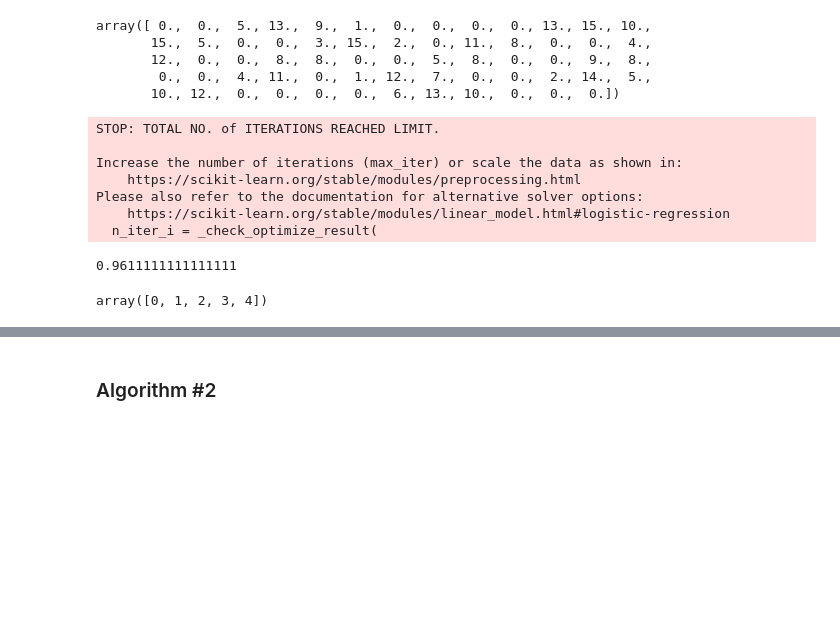
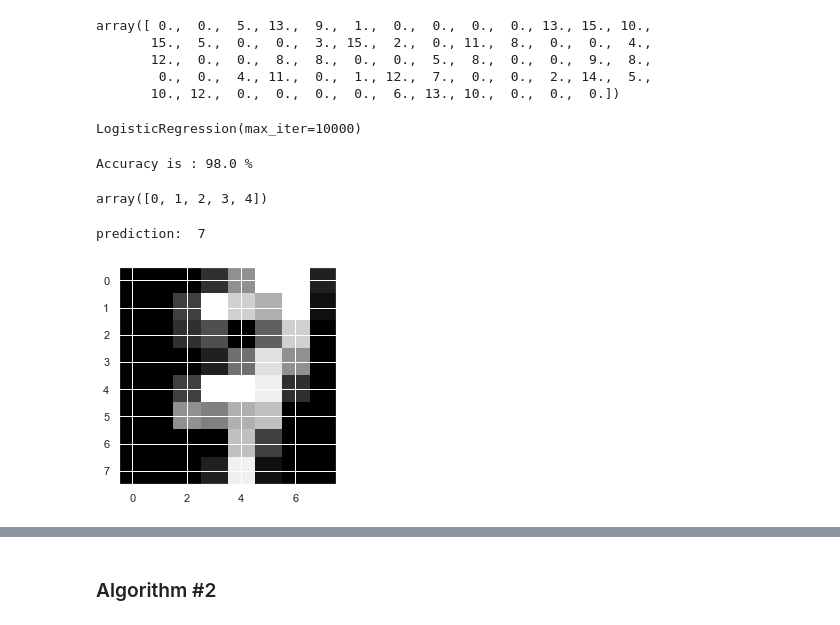
Before and after one commit to Emmanuel-Osabuehien/EmergingTechnologies, a Jupyter notebook: scikit-learn.ipynb, the cells around one changed output, grey strips where cells are left out. Drawn from its saved outputs; the diff is of its cells as text; code cells hidden in the pictures; blank space fills up the shorter version.

```diff
--- a/scikit-learn.ipynb
+++ b/scikit-learn.ipynb
@@ -80,25 +119,27 @@ x_train, x_test, y_train, y_test = train_test_split(
     digits.data, digits.target, test_size=0.2
 )
 # %%
-clf = clf.fit(x_train, y_train)
+clf.fit(x_train, y_train)
 # %% [output]
-STOP: TOTAL NO. of ITERATIONS REACHED LIMIT.
-
-Increase the number of iterations (max_iter) or scale the data as shown in:
-    https://scikit-learn.org/stable/modules/preprocessing.html
-Please also refer to the documentation for alternative solver options:
-    https://scikit-learn.org/stable/modules/linear_model.html#logistic-regression
-  n_iter_i = _check_optimize_result(
+LogisticRegression(max_iter=10000)
 # %%
-clf.score(x_test, y_test)
+score = clf.score(x_test, y_test)
+print("Accuracy is :",round(score,2)*100,"%")
 # %% [output]
-0.9611111111111111
+Accuracy is : 98.0 %
 # %%
 clf.predict(digits.data[0:5])
 # %% [output]
 array([0, 1, 2, 3, 4])
 # %%
 prediction = clf.predict(x_test)
+
+index = 3
+plt.imshow(np.reshape(x_test[index],(8,8)), cmap = "gray")
+print("prediction: ", clf.predict([x_test[index]])[0])
+# %% [output]
+prediction:  7
+[figure, added]
 # %%
 print(f"Confusion Matrix:\n")
 cm = confusion_matrix(y_test, prediction)
```
Also changed, not shown: parts of 25 cells of this notebook, 1 other file.
